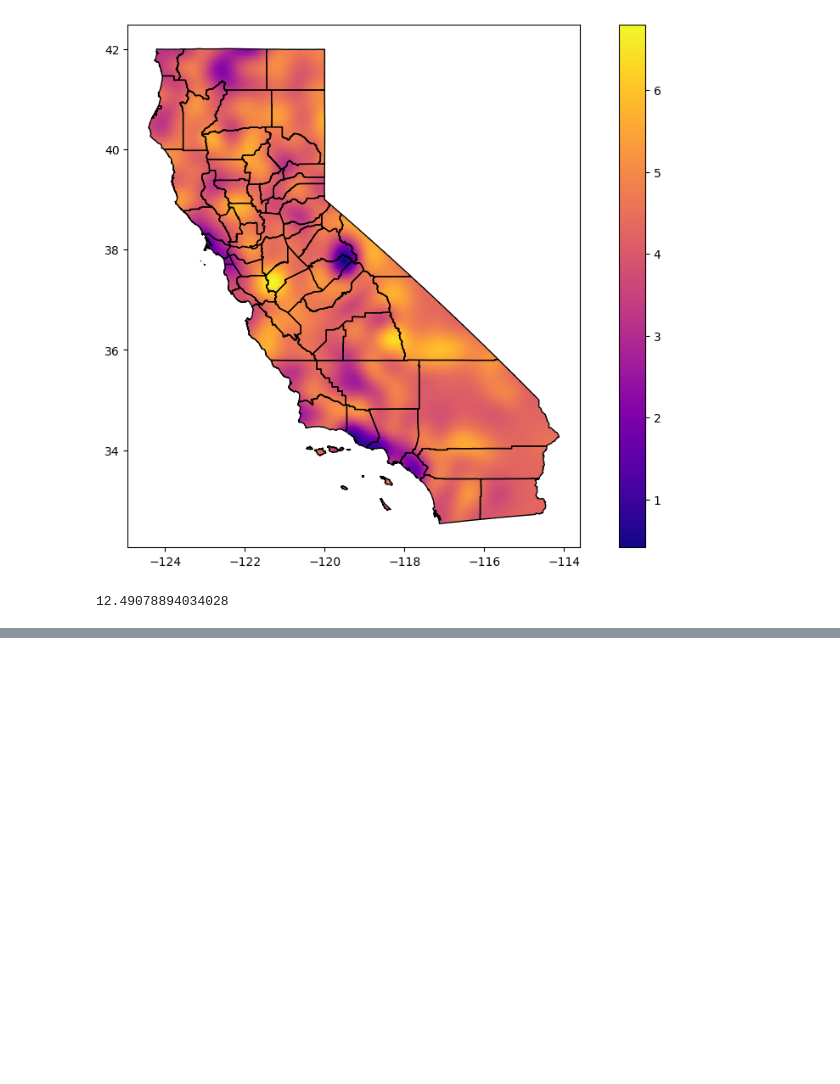
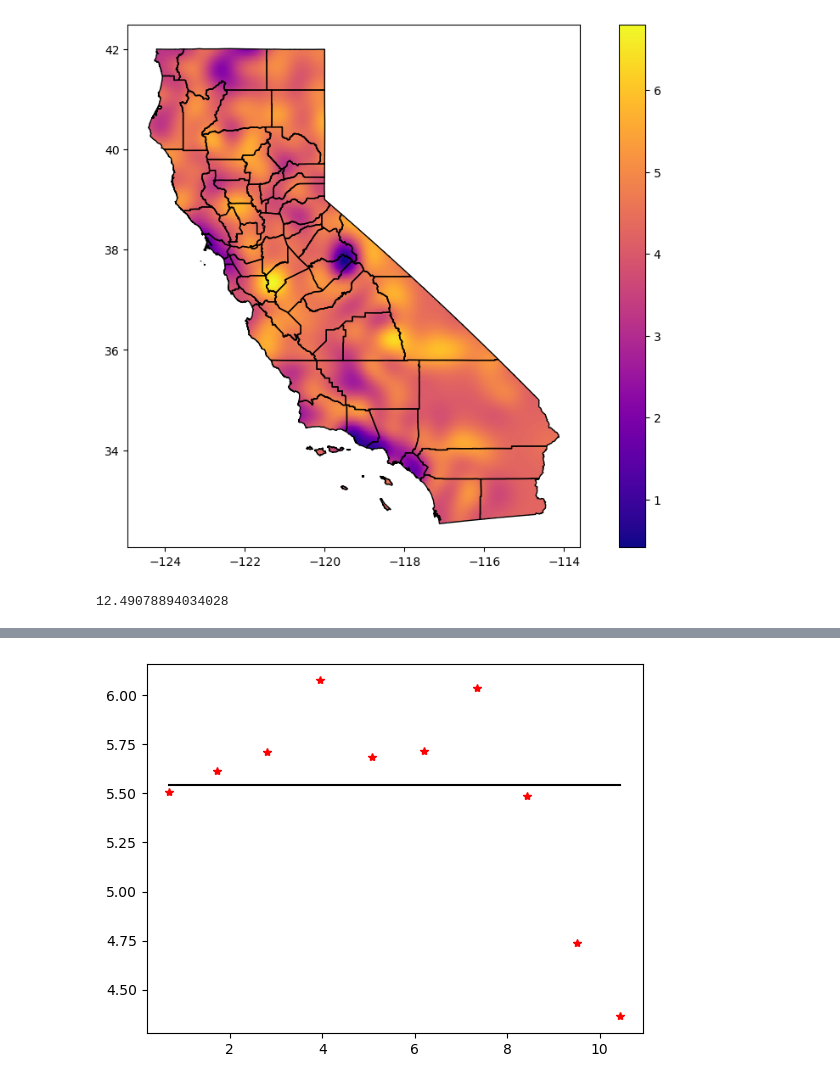
Before and after one commit to ternarysrche/rmp-wildfire, a Jupyter notebook: kriging_all.ipynb, the cells around one changed output, grey strips where cells are left out. Cells and saved outputs as stored; diff of their text form; code cells hidden in the pictures; blank space fills up the shorter version.

```diff
--- a/kriging_all.ipynb
+++ b/kriging_all.ipynb
@@ -239,0 +316,17 @@ KeyboardInterrupt:
+# %%
+OK2 = OrdinaryKriging(
+    pointsx,
+    pointsy,
+    np.log(values*10000),
+    variogram_model='linear',
+    enable_plotting=True,
+    coordinates_type="geographic",
+    nlags=10,
+)
+interpolated_values, stdsq = OK2.execute("points", xi, yi)
+cell["interpolated_values"] = interpolated_values
+cell["interpolated_values"].to_pickle("./dataframes/2000-2019/ordinary_kriging_linear_geographic_nlags_10_values_log_shifted10000")
+cell["interpolated_values"] = np.sqrt(stdsq)
+cell["interpolated_values"].to_pickle("./dataframes/2000-2019/ordinary_kriging_linear_geographic_nlags_10_std_shifted10000")
+# %% [output]
+[figure, added]
```
Also changed, not shown: parts of 10 cells of this notebook, 15 other files.
